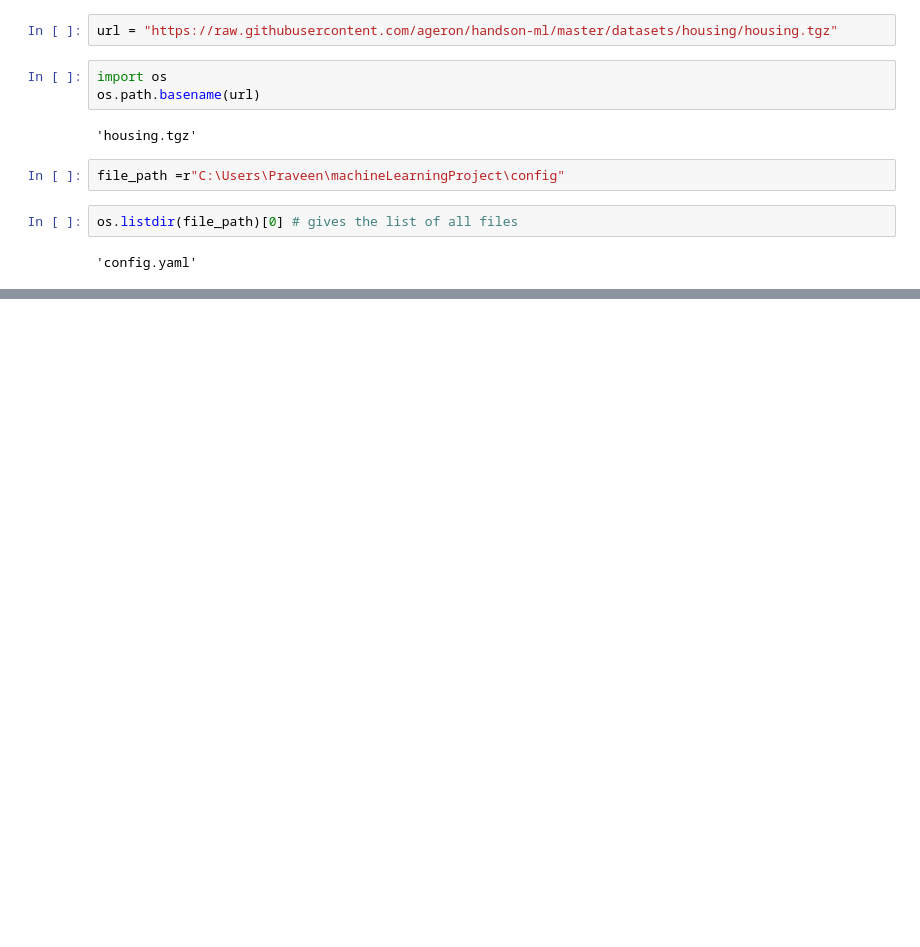
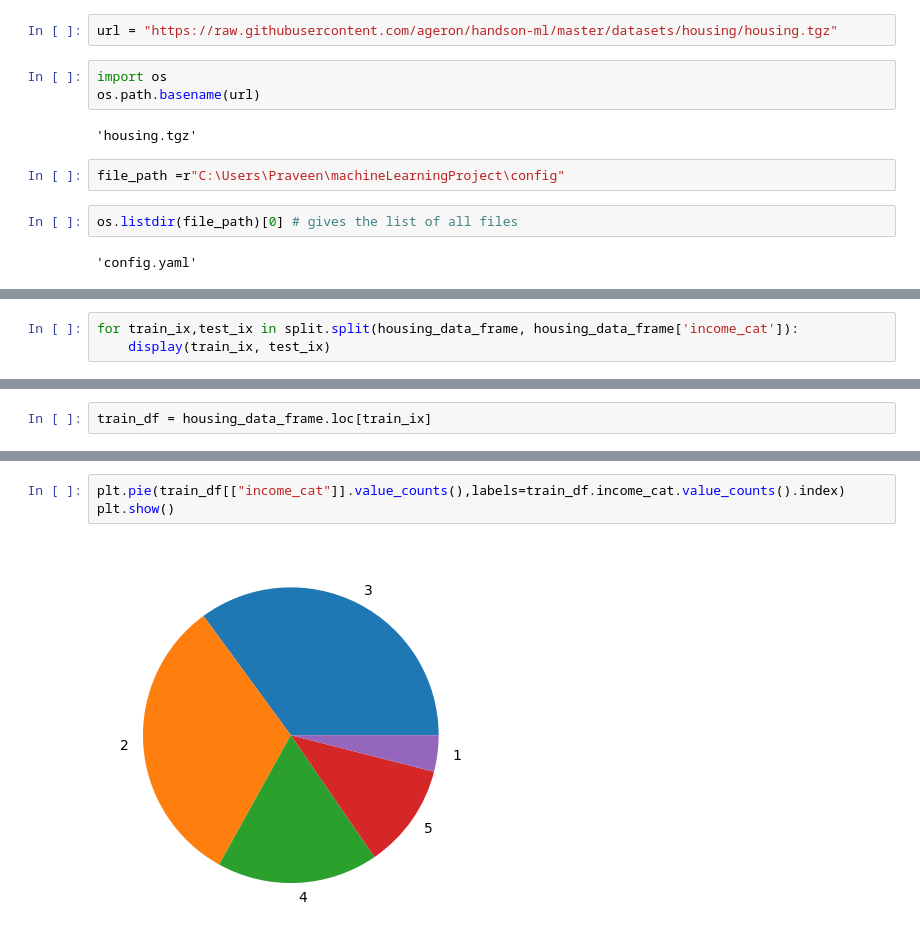
Before and after one commit to vini2309/machineLearningProject, a Jupyter notebook: notebook/example.ipynb, the cells around one changed output, grey strips where cells are left out. Cells and saved outputs as stored; diff of their text form; blank space fills up the shorter version.

```diff
--- a/notebook/example.ipynb
+++ b/notebook/example.ipynb
@@ -157,0 +194,3 @@ os.listdir(file_path)[0] # gives the list of all files
+# %%
+for train_ix,test_ix in split.split(housing_data_frame, housing_data_frame['income_cat']):
+    display(train_ix, test_ix)
@@ -157,0 +200,2 @@ os.listdir(file_path)[0] # gives the list of all files
+# %%
+train_df = housing_data_frame.loc[train_ix]
@@ -157,0 +218,5 @@ os.listdir(file_path)[0] # gives the list of all files
+# %%
+plt.pie(train_df[["income_cat"]].value_counts(),labels=train_df.income_cat.value_counts().index)
+plt.show()
+# %% [output]
+[figure, added]
```
Also changed, not shown: parts of 13 cells of this notebook, 7 other files.
